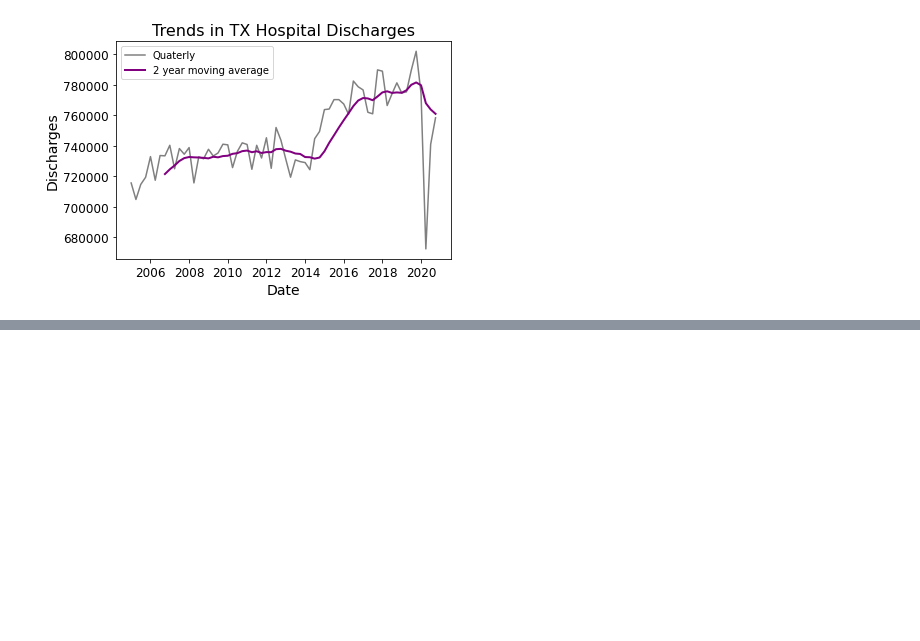
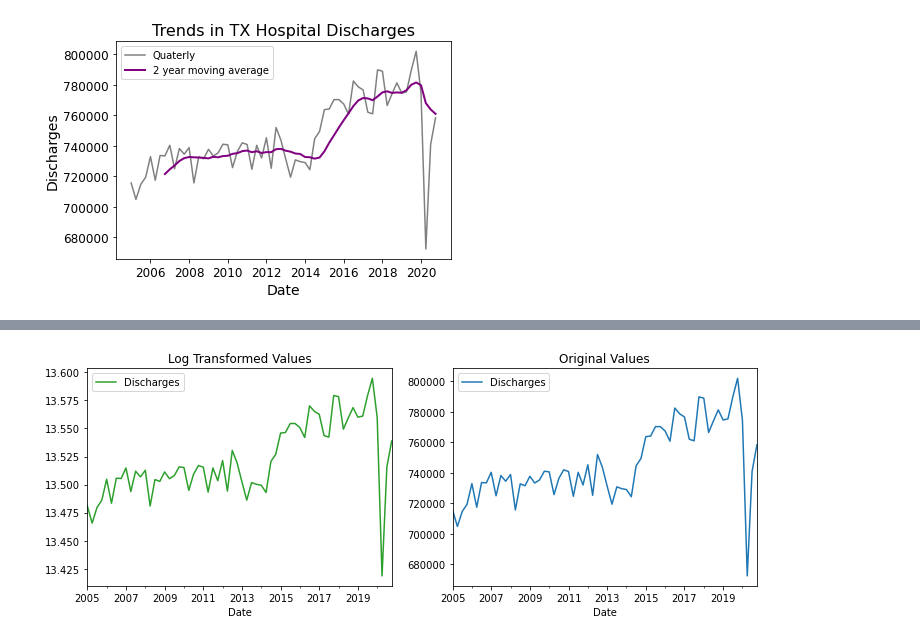
Before and after one commit to cyborgsage/hospitals_in_tx, a Jupyter notebook: tx_hospital_timeseries.ipynb, the cells around one changed output, grey strips where cells are left out. Cells and saved outputs as stored; diff of their text form; code cells hidden in the pictures; blank space fills up the shorter version.

```diff
--- a/tx_hospital_timeseries.ipynb
+++ b/tx_hospital_timeseries.ipynb
@@ -30,0 +121,9 @@ ax.set_title('Trends in TX Hospital Discharges', fontsize=16);
+# %%
+logged_df = df.apply(lambda x : np.log(x))
+# %%
+ax1 = plt.subplot(121)
+logged_df.plot(figsize=(12,4) ,color="tab:green", title="Log Transformed Values", ax=ax1);
+ax2 = plt.subplot(122)
+df.plot(color="tab:blue", title="Original Values", ax=ax2);
+# %% [output]
+[figure, added]
```
Also changed, not shown: parts of 39 cells of this notebook, 6 other files.
